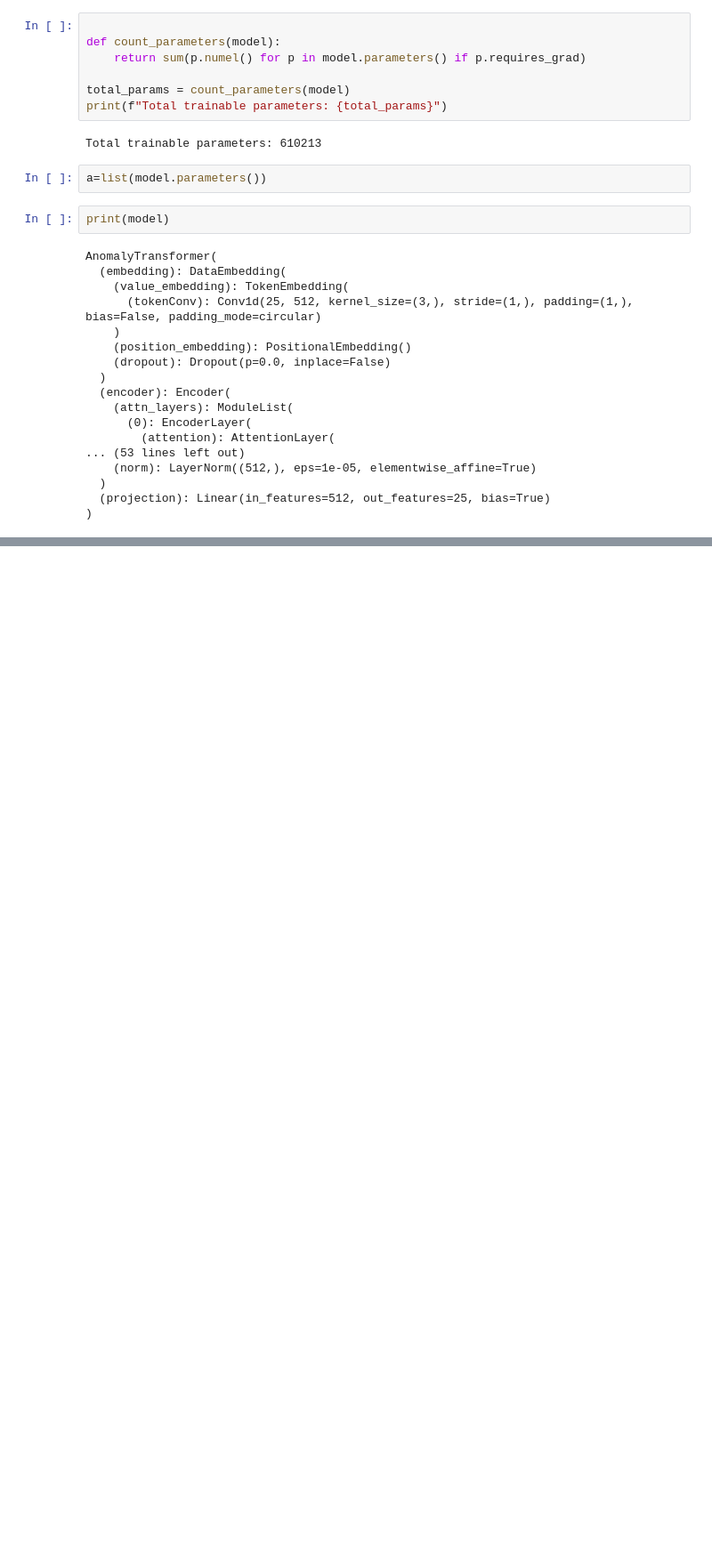
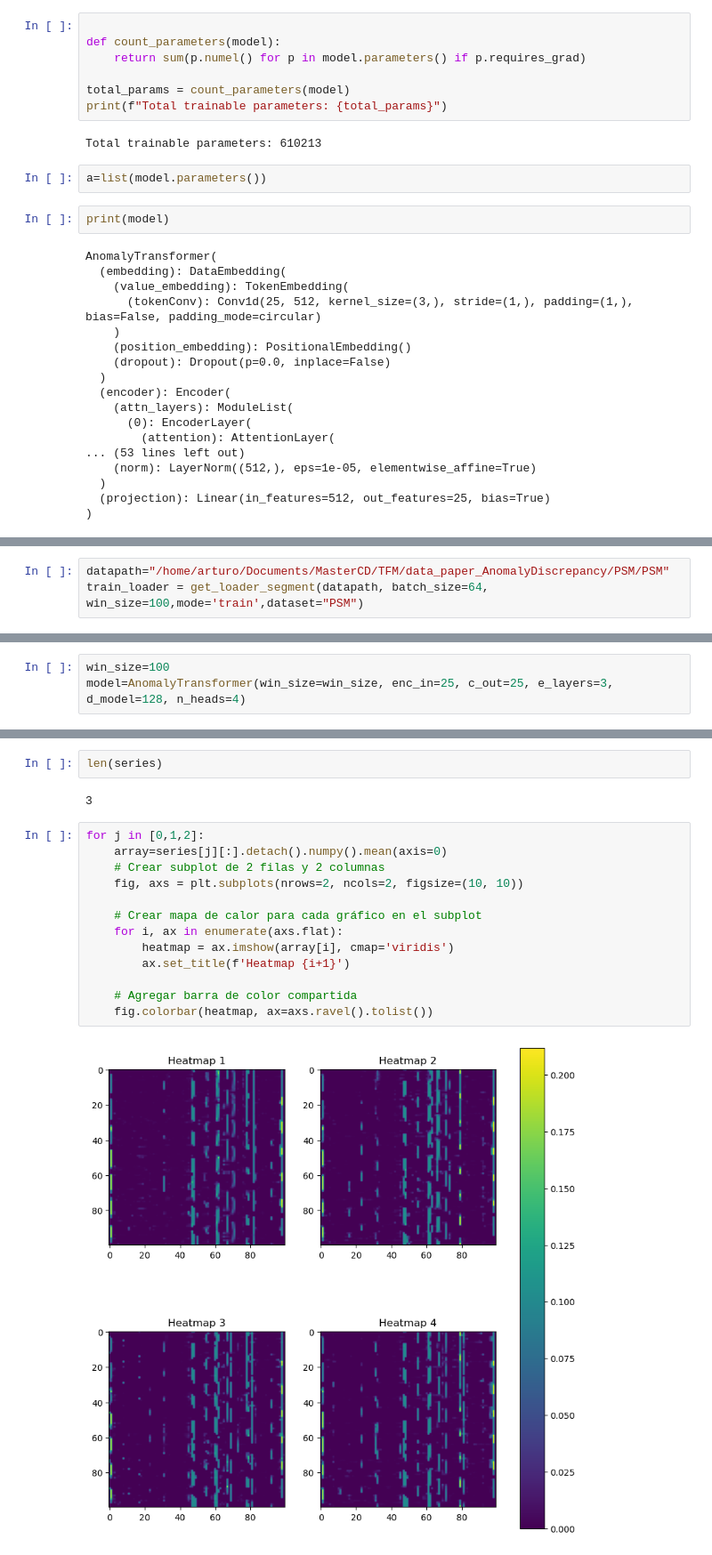
Before and after one commit to ArturoSirvent/TFM, a Jupyter notebook: 1-AnomalyTranformer_MIO/pruebas1.ipynb, the cells around one changed output, grey strips where cells are left out. Shown at 89% size. Cells and saved outputs as stored; diff of their text form; blank space fills up the shorter version.

```diff
--- a/1-AnomalyTranformer_MIO/pruebas1.ipynb
+++ b/1-AnomalyTranformer_MIO/pruebas1.ipynb
@@ -91,0 +246,3 @@ AttributeError: 'list' object has no attribute 'size'
+# %%
+datapath="/home/arturo/Documents/MasterCD/TFM/data_paper_AnomalyDiscrepancy/PSM/PSM"
+train_loader = get_loader_segment(datapath, batch_size=64, win_size=100,mode='train',dataset="PSM")
@@ -91,0 +252,3 @@ AttributeError: 'list' object has no attribute 'size'
+# %%
+win_size=100
+model=AnomalyTransformer(win_size=win_size, enc_in=25, c_out=25, e_layers=3, d_model=128, n_heads=4)
@@ -91,0 +362,19 @@ AttributeError: 'list' object has no attribute 'size'
+# %%
+len(series)
+# %% [output]
+3
+# %%
+for j in [0,1,2]:
+    array=series[j][:].detach().numpy().mean(axis=0)
+    # Crear subplot de 2 filas y 2 columnas
+    fig, axs = plt.subplots(nrows=2, ncols=2, figsize=(10, 10))
+
+    # Crear mapa de calor para cada gráfico en el subplot
+    for i, ax in enumerate(axs.flat):
+        heatmap = ax.imshow(array[i], cmap='viridis')
+        ax.set_title(f'Heatmap {i+1}')
+
+    # Agregar barra de color compartida
+    fig.colorbar(heatmap, ax=axs.ravel().tolist())
+# %% [output]
+[figure, added]
```
Also changed, not shown: parts of 16 cells of this notebook, 9 other files.
